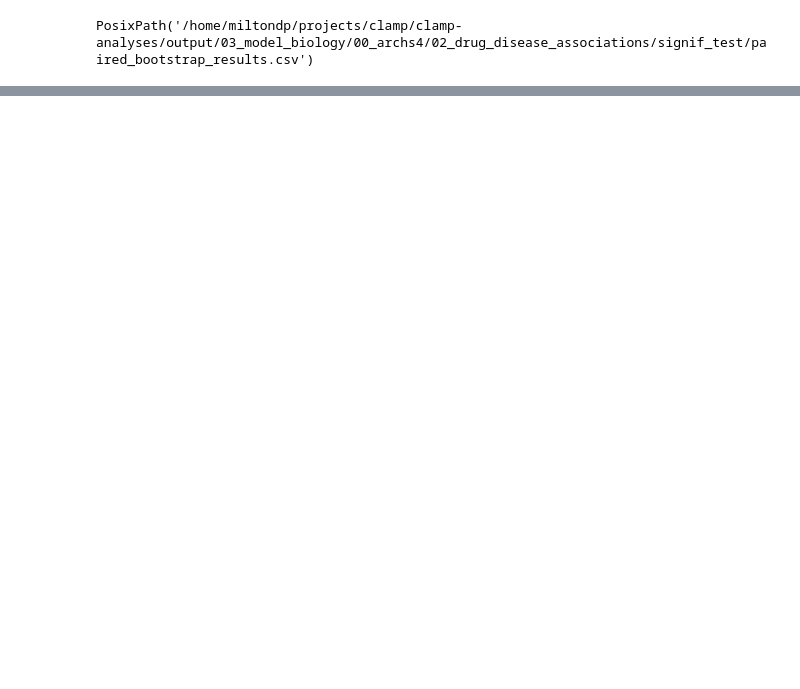
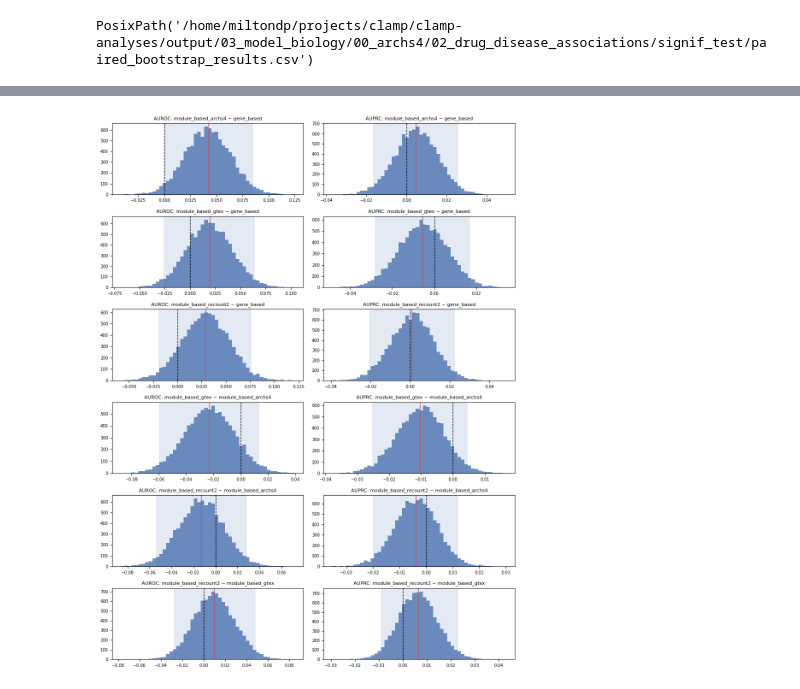
Before and after one commit to miltondp/clamp-analyses, a Jupyter notebook: nbs/03_model_biology/00_archs4/02_drug_disease_associations/signif_test/01_paired_bootstrap_test.ipynb, the cells around one changed output, grey strips where cells are left out. Cells and saved outputs as stored; diff of their text form; code cells hidden in the pictures; blank space fills up the shorter version.

```diff
--- a/nbs/03_model_biology/00_archs4/02_drug_disease_associations/signif_test/01_paired_bootstrap_test.ipynb
+++ b/nbs/03_model_biology/00_archs4/02_drug_disease_associations/signif_test/01_paired_bootstrap_test.ipynb
@@ -239,0 +318,24 @@ plt.show()
+# %%
+# Appendix: per-pair bootstrap difference distributions (rows = comparisons,
+# cols = metrics). Same information as the forest plot, full distribution shown.
+fig, axes = plt.subplots(
+    len(COMPARISONS), len(METRICS),
+    figsize=(5 * len(METRICS), 2.2 * len(COMPARISONS)),
+    squeeze=False)
+for i, (method_a, method_b) in enumerate(COMPARISONS):
+    for j, mname in enumerate(METRICS):
+        ax = axes[i][j]
+        d = boot_metric[mname][method_b] - boot_metric[mname][method_a]
+        lo, hi = np.percentile(d, [2.5, 97.5])
+        obs = observed[mname][method_b] - observed[mname][method_a]
+        ax.hist(d, bins=50, color='#4C72B0', alpha=0.8)
+        ax.axvline(0, color='black', linestyle='--', linewidth=1)
+        ax.axvline(obs, color='#C44E52', linestyle='-', linewidth=1)
+        ax.axvspan(lo, hi, color='#4C72B0', alpha=0.15)
+        ax.set_title(f'{mname}: {method_b} − {method_a}', fontsize=8)
+        ax.tick_params(labelsize=7)
+fig.tight_layout()
+fig.savefig(OUTPUT_DIR / 'paired_bootstrap_hist.png', dpi=150, bbox_inches='tight')
+plt.show()
+# %% [output]
+[figure, added]
```
Also changed, not shown: parts of 10 cells of this notebook, 2 other files.
